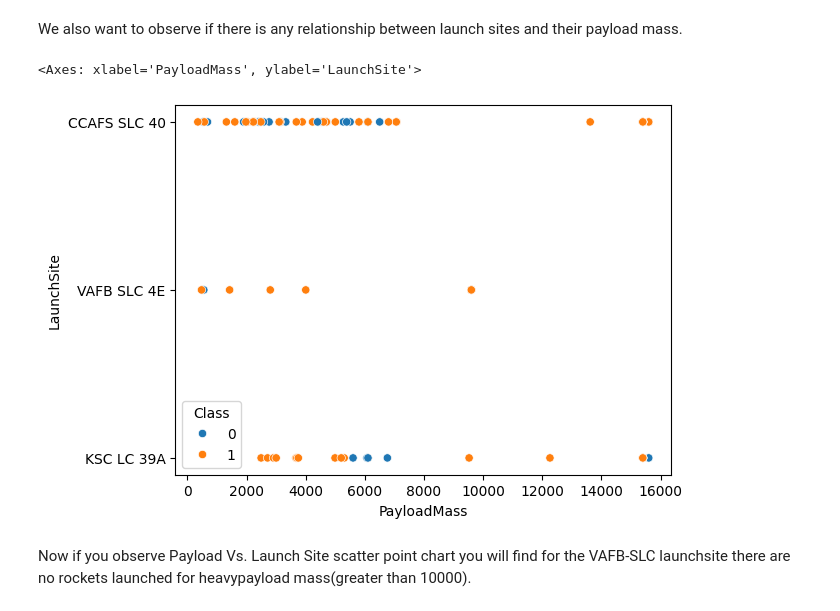
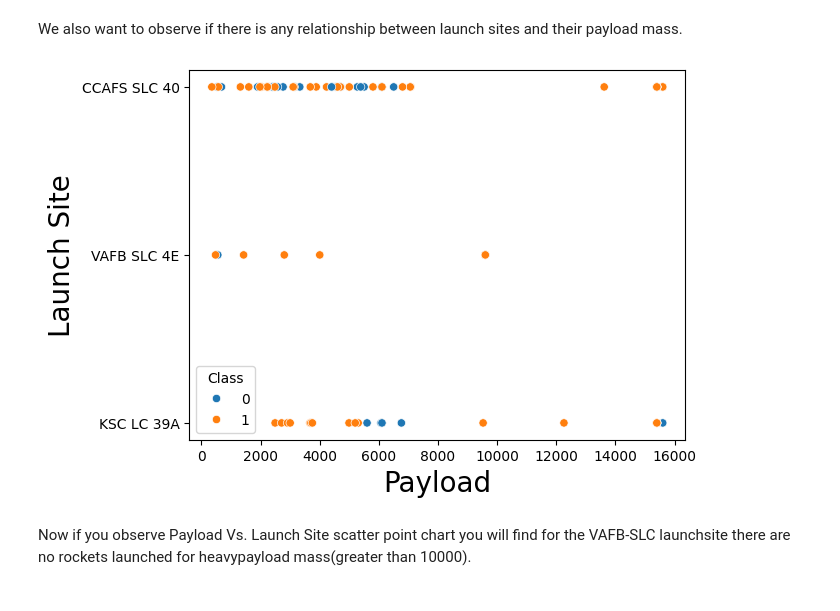
Before and after one commit to joelinator/datascience-capstone-project, a Jupyter notebook: jupyter_labs_eda_dataviz.ipynb, the cells around one changed output. Drawn from its saved outputs; the diff is of its cells as text; code cells hidden in the pictures.

```diff
--- a/jupyter_labs_eda_dataviz.ipynb
+++ b/jupyter_labs_eda_dataviz.ipynb
@@ -121,15 +121,17 @@ We also want to observe if there is any relationship between launch sites and th
 # %%
 # Plot a scatter point chart with x axis to be Pay Load Mass (kg) and y axis to be the launch site, and hue to be the class value
 sns.scatterplot(
   data = df,
   x="PayloadMass",
   y="LaunchSite",
   hue="Class"
 
 )
+plt.xlabel("Payload",fontsize=20)
+plt.ylabel("Launch Site",fontsize=20)
+plt.show()
 # %% [output]
-<Axes: xlabel='PayloadMass', ylabel='LaunchSite'>
-[figure, old version]
+[figure, new version]
 # %% [markdown]
 Now if you observe Payload Vs. Launch Site scatter point chart you will find for the VAFB-SLC  launchsite there are no  rockets  launched for  heavypayload mass(greater than 10000).
 # %% [markdown]
```
Also changed, not shown: parts of 1 cell of this notebook.
